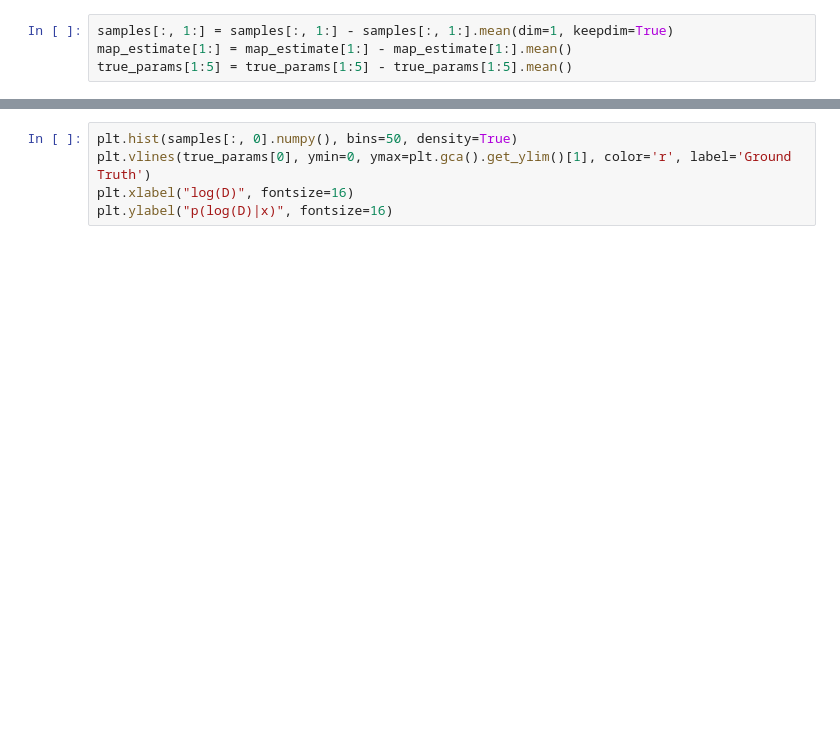
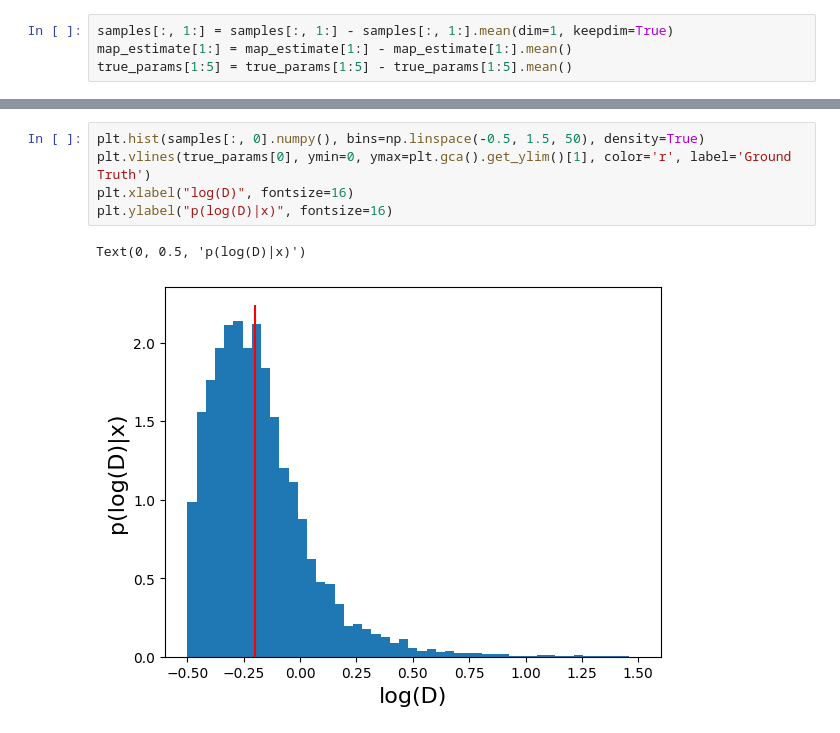
Before and after one commit to covinolab/smFRET_sbi, a Jupyter notebook: analysis/eval_posterior.ipynb, the cells around one changed output, grey strips where cells are left out. Cells and saved outputs as stored; diff of their text form; blank space fills up the shorter version.

```diff
--- a/analysis/eval_posterior.ipynb
+++ b/analysis/eval_posterior.ipynb
@@ -111,5 +255,8 @@ plt.legend(fontsize=13)
 # %%
-plt.hist(samples[:, 0].numpy(), bins=50, density=True)
+plt.hist(samples[:, 0].numpy(), bins=np.linspace(-0.5, 1.5, 50), density=True)
 plt.vlines(true_params[0], ymin=0, ymax=plt.gca().get_ylim()[1], color='r', label='Ground Truth')
 plt.xlabel("log(D)", fontsize=16)
 plt.ylabel("p(log(D)|x)", fontsize=16)
+# %% [output]
+Text(0, 0.5, 'p(log(D)|x)')
+[figure, added]
```
Also changed, not shown: parts of 24 cells of this notebook, 8 other files.
